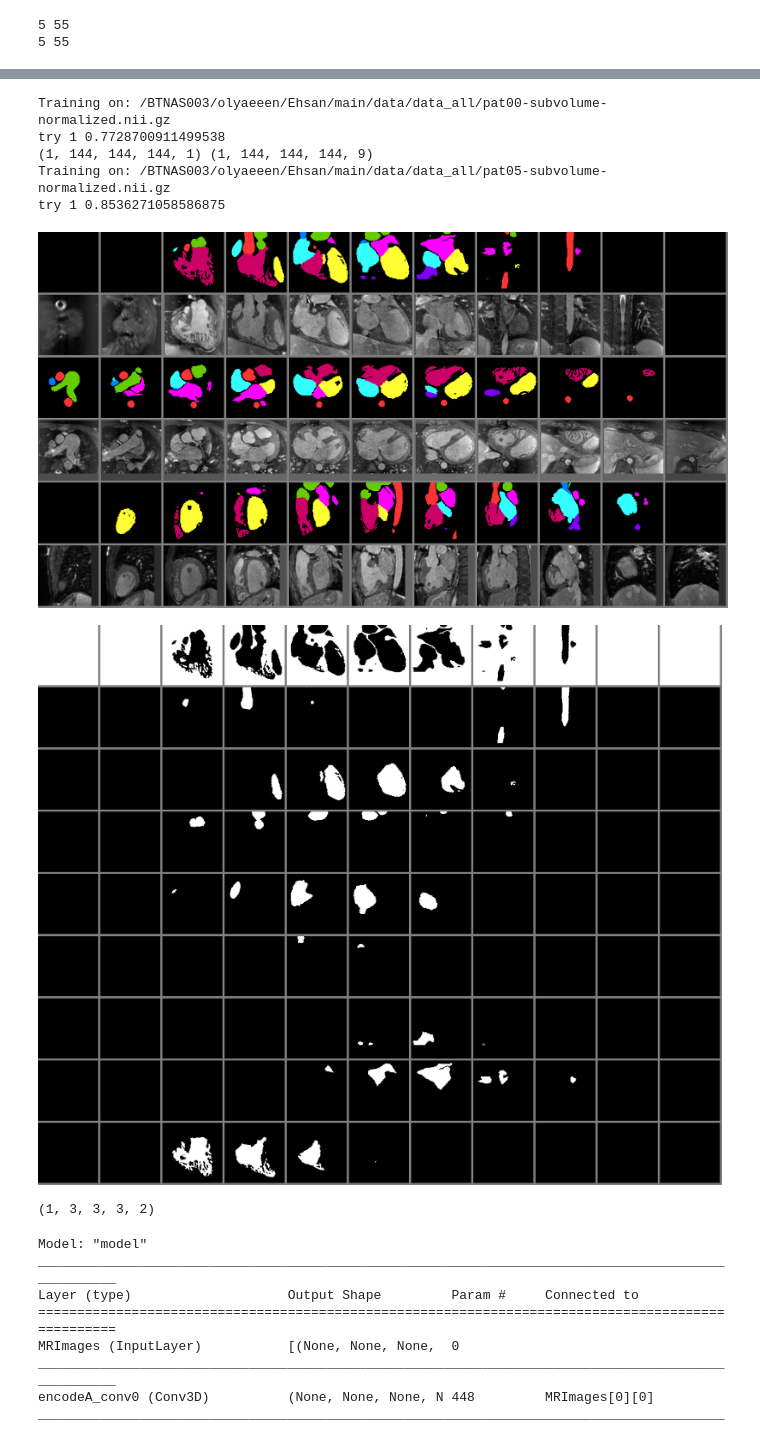
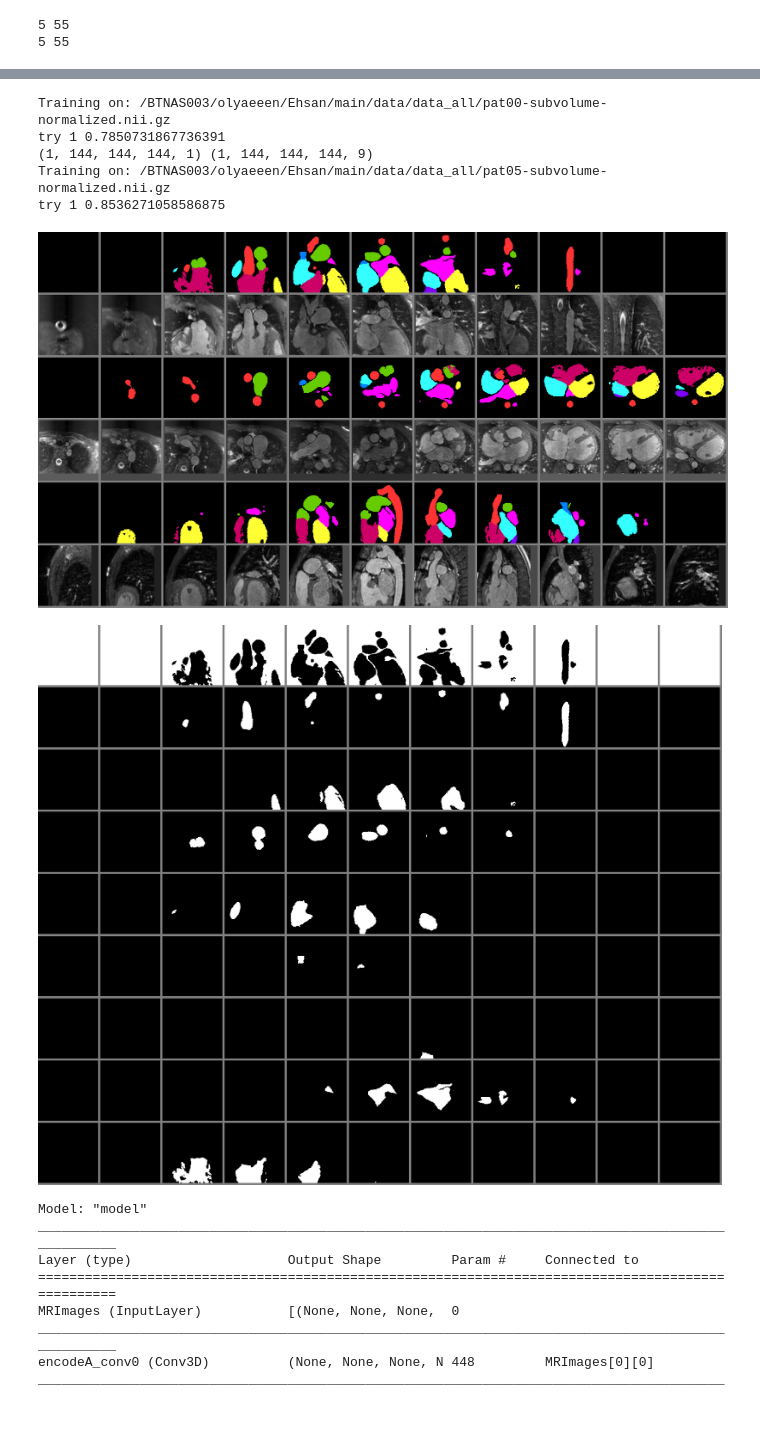
Before and after one commit to olyaee/3D_semgentation, a Jupyter notebook: main.ipynb, the cells around one changed output, grey strips where cells are left out. Saved outputs shown, nothing was run; the diff lists cells and outputs as text; code cells hidden in the pictures.

Commit message:
finished channels first support and some modifications to the display function

```diff
--- a/main.ipynb
+++ b/main.ipynb
@@ -104,8 +100,8 @@ SAVE_MODEL_PERIOD = 1
 tf.keras.backend.set_image_data_format('channels_last' if CHANNELS_LAST is True else 'channels_first')
 # %%
 #dample data for visualiztion during training
-ds_train_sample = VolumeDataGenerator(train_img_list, train_gt_list, batch_size=BATCH_SIZE, shuffle=False, crop=True, dim_crop=INPUT_SHAPE, to_categorical=True, channels_last=CHANNELS_LAST, gt_includes_bg=True)
-ds_valid_sample = VolumeDataGenerator(valid_img_list, valid_gt_list, batch_size=BATCH_SIZE, shuffle=False, crop=False, to_categorical=True, channels_last=CHANNELS_LAST, gt_includes_bg=True)
+ds_train_sample = VolumeDataGenerator(train_img_list, train_gt_list, batch_size=BATCH_SIZE, shuffle=False, crop=True, dim_crop=INPUT_SHAPE, to_categorical=True, channels_last=CHANNELS_LAST)
+ds_valid_sample = VolumeDataGenerator(valid_img_list, valid_gt_list, batch_size=BATCH_SIZE, shuffle=False, crop=False, to_categorical=True, channels_last=CHANNELS_LAST)
 
 img_train, gt_train = next(iter(ds_train_sample))
 print(img_train.shape, gt_train.shape)
@@ -117,7 +113,7 @@ iterator = iter(ds_valid_sample)
 img_valid, gt_valid = next(iterator)
 # %% [output]
 Training on: /BTNAS003/olyaeeen/Ehsan/main/data/data_all/pat00-subvolume-normalized.nii.gz
-try 1 0.7728700911499538
+try 1 0.7850731867736391
 (1, 144, 144, 144, 1) (1, 144, 144, 144, 9)
 Training on: /BTNAS003/olyaeeen/Ehsan/main/data/data_all/pat05-subvolume-normalized.nii.gz
 try 1 0.8536271058586875
@@ -128,12 +124,13 @@ ds_valid = VolumeDataGenerator(valid_img_list, valid_gt_list, batch_size=BATCH_S
 # %%
 if CHANNELS_LAST is True:
-    display(visualize_volume(img_train[0, :, :, :, 0], undo_categorical(gt_train, channels_last=True), 10))
-    display(visualize_gt(gt_train[0, :, :, :, :], num_slices=10))
+    display(visualize_volume(img_train[0, :, :, :, 0], undo_categorical(gt_train, channels_last=CHANNELS_LAST), 10))
+    display(visualize_gt(gt_train[0, :, :, :, :], num_slices=10, channels_last=CHANNELS_LAST))
 else:
-    display(visualize_volume(img_train[0, 0, :, :, :], undo_categorical(gt_train, channels_last=False), 10))
+    display(visualize_volume(img_train[0, 0, :, :, :], undo_categorical(gt_train, channels_last=CHANNELS_LAST), 10))
+    display(visualize_gt(gt_train[0, :, :, :, :], num_slices=10, channels_last=CHANNELS_LAST))
 # %% [output]
-[figure, old version]
+[figure, new version]
-[figure, old version]
+[figure, new version]
 # %%
 # if CHANNELS_LAST is True:
 #     gifs = make_gif(img[0, :, :, :, 0], gt[0, :, :, :, 0])
@@ -406,18 +405,6 @@ class unet(object):
         coef = (intersection + smooth) / (tf.reduce_sum(prediction,
                                                         axis=axis) + smooth)
         return tf.reduce_mean(coef)
-# %%
-a = np.ones((1, 3, 3, 3, 1))
-# print(a)
-b = np.argmax(a, axis=-1)
-# print(b.shape, b)
-c = tf.math.argmax(a, axis=-1)
-# print(c.shape, c)
-assert(b.all()==np.array(c).all())
-d = tf.keras.utils.to_categorical(c, num_classes=2)
-print(d.shape)
-# %% [output]
-(1, 3, 3, 3, 2)
 # %%
 unet_model = unet(use_upsampling=False,
                   learning_rate=0.01,
```
Also changed, not shown: parts of 5 cells of this notebook, 1 other file.
